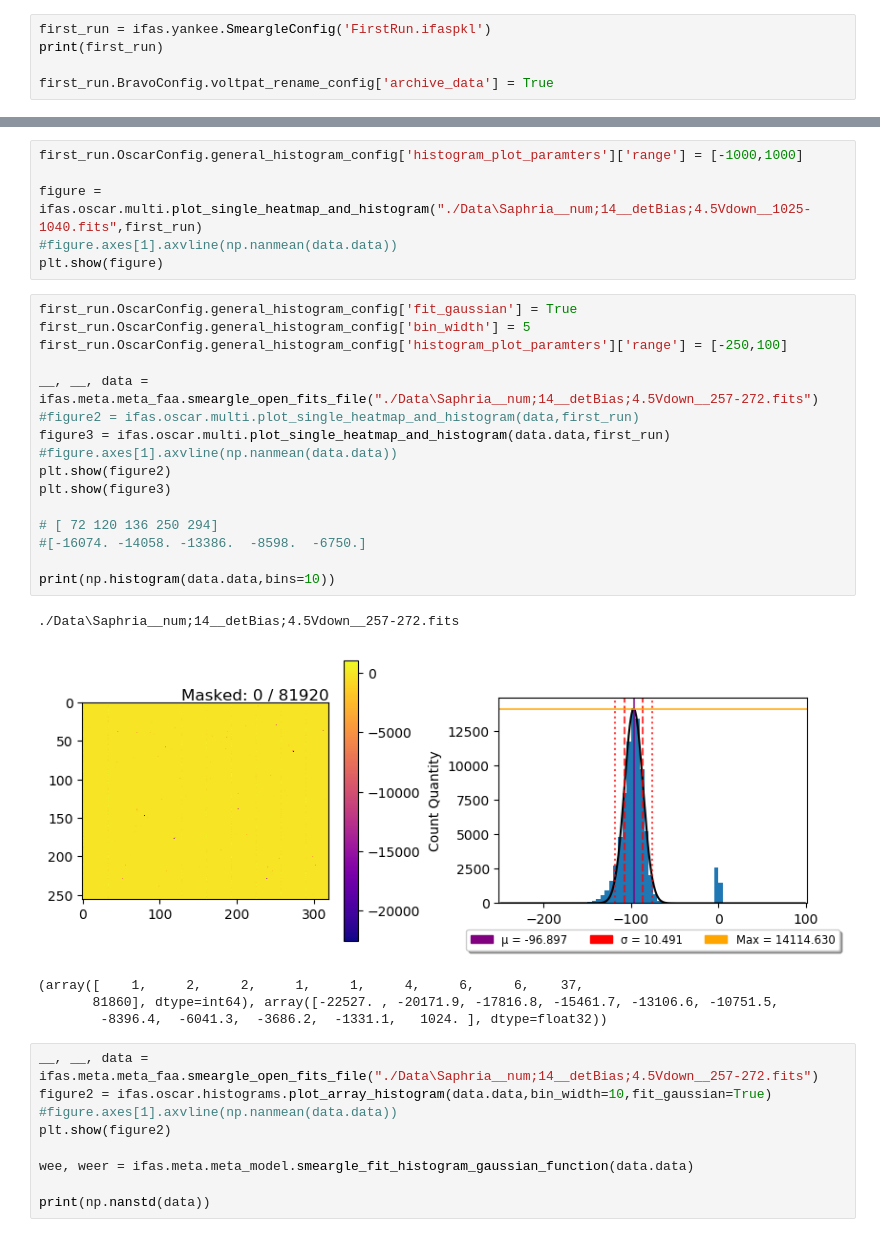
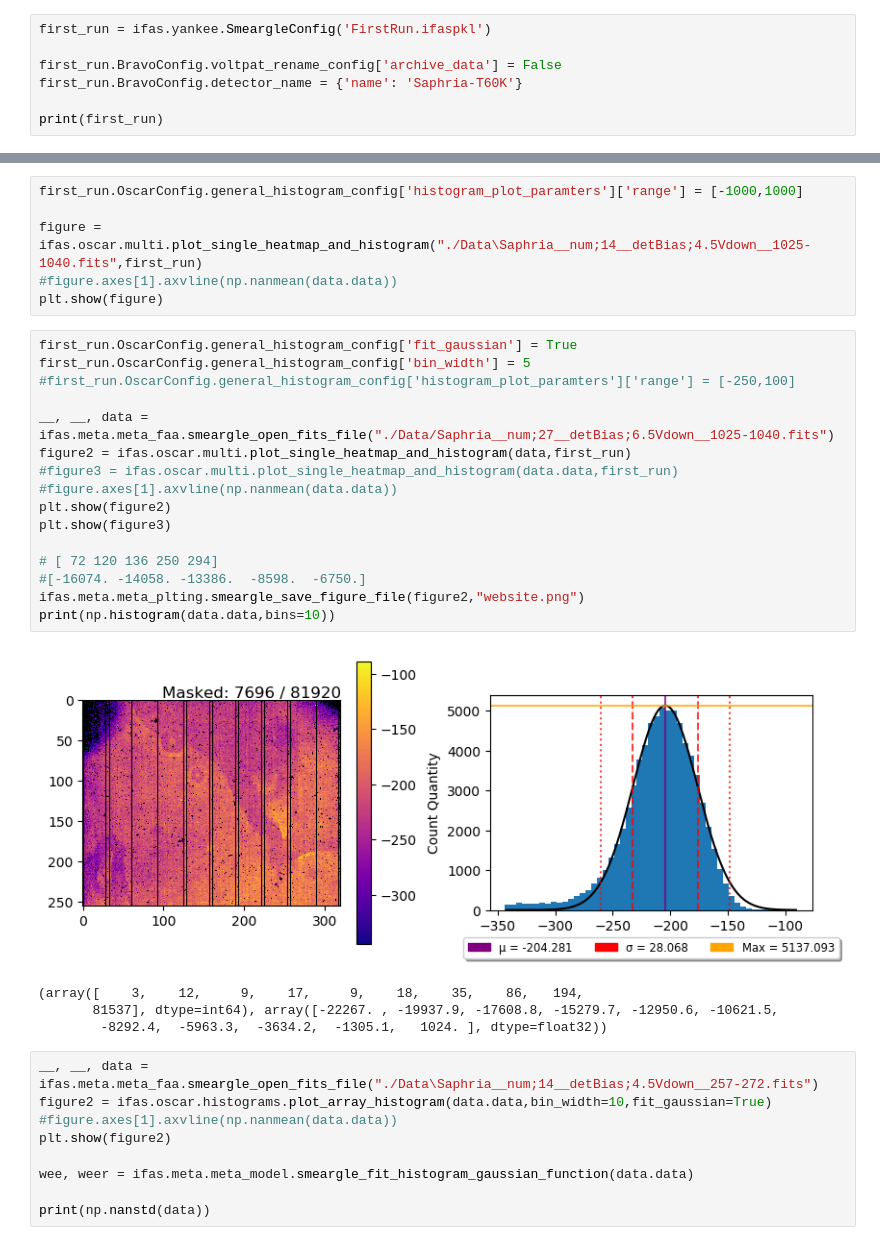
Before and after one commit to psmd-iberutaru/IfA-Smeargle, a Jupyter notebook: Testing.ipynb, the cells around one changed output, grey strips where cells are left out. Cells and saved outputs as stored; diff of their text form.

```diff
--- a/Testing.ipynb
+++ b/Testing.ipynb
@@ -66,9 +66,11 @@ bins = np.append(bins, bottom_range)
 print(bins)
 # %%
 first_run = ifas.yankee.SmeargleConfig('FirstRun.ifaspkl')
+
+first_run.BravoConfig.voltpat_rename_config['archive_data'] = False
+first_run.BravoConfig.detector_name = {'name': 'Saphria-T60K'}
+
 print(first_run)
-
-first_run.BravoConfig.voltpat_rename_config['archive_data'] = True
 # %% [output]
 < Configuration Class --- SmeargleConfig >
 ╓ SmeargleConfig Parameters:
@@ -117,25 +119,24 @@ plt.show(figure)
 # %%
 first_run.OscarConfig.general_histogram_config['fit_gaussian'] = True
 first_run.OscarConfig.general_histogram_config['bin_width'] = 5
-first_run.OscarConfig.general_histogram_config['histogram_plot_paramters']['range'] = [-250,100]
+#first_run.OscarConfig.general_histogram_config['histogram_plot_paramters']['range'] = [-250,100]
 
-__, __, data = ifas.meta.meta_faa.smeargle_open_fits_file("./Data\Saphria__num;14__detBias;4.5Vdown__257-272.fits")
-#figure2 = ifas.oscar.multi.plot_single_heatmap_and_histogram(data,first_run)
-figure3 = ifas.oscar.multi.plot_single_heatmap_and_histogram(data.data,first_run)
+__, __, data = ifas.meta.meta_faa.smeargle_open_fits_file("./Data/Saphria__num;27__detBias;6.5Vdown__1025-1040.fits")
+figure2 = ifas.oscar.multi.plot_single_heatmap_and_histogram(data,first_run)
+#figure3 = ifas.oscar.multi.plot_single_heatmap_and_histogram(data.data,first_run)
 #figure.axes[1].axvline(np.nanmean(data.data))
 plt.show(figure2)
 plt.show(figure3)
 
 # [ 72 120 136 250 294]
 #[-16074. -14058. -13386.  -8598.  -6750.]
-
+ifas.meta.meta_plting.smeargle_save_figure_file(figure2,"website.png")
 print(np.histogram(data.data,bins=10))
 # %% [output]
+[figure, new version]
-./Data\Saphria__num;14__detBias;4.5Vdown__257-272.fits
+(array([    3,    12,     9,    17,     9,    18,    35,    86,   194,
+       81537], dtype=int64), array([-22267. , -19937.9, -17608.8, -15279.7, -12950.6, -10621.5,
+        -8292.4,  -5963.3,  -3634.2,  -1305.1,   1024. ], dtype=float32))
-[figure, old version]
-(array([    1,     2,     2,     1,     1,     4,     6,     6,    37,
-       81860], dtype=int64), array([-22527. , -20171.9, -17816.8, -15461.7, -13106.6, -10751.5,
-        -8396.4,  -6041.3,  -3686.2,  -1331.1,   1024. ], dtype=float32))
 # %%
 __, __, data = ifas.meta.meta_faa.smeargle_open_fits_file("./Data\Saphria__num;14__detBias;4.5Vdown__257-272.fits")
 figure2 = ifas.oscar.histograms.plot_array_histogram(data.data,bin_width=10,fit_gaussian=True)
```
Also changed, not shown: parts of 7 cells of this notebook, 10 other files.
